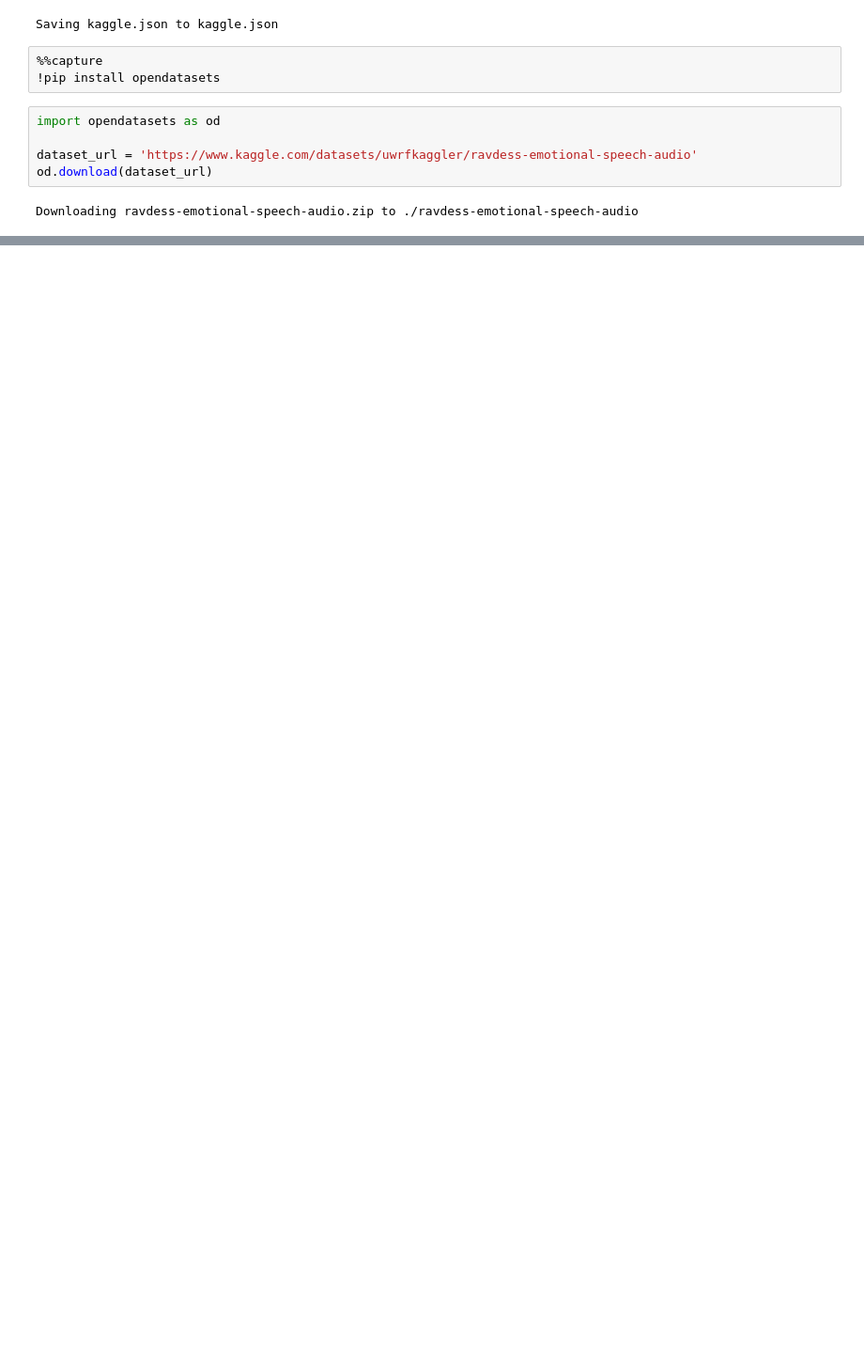
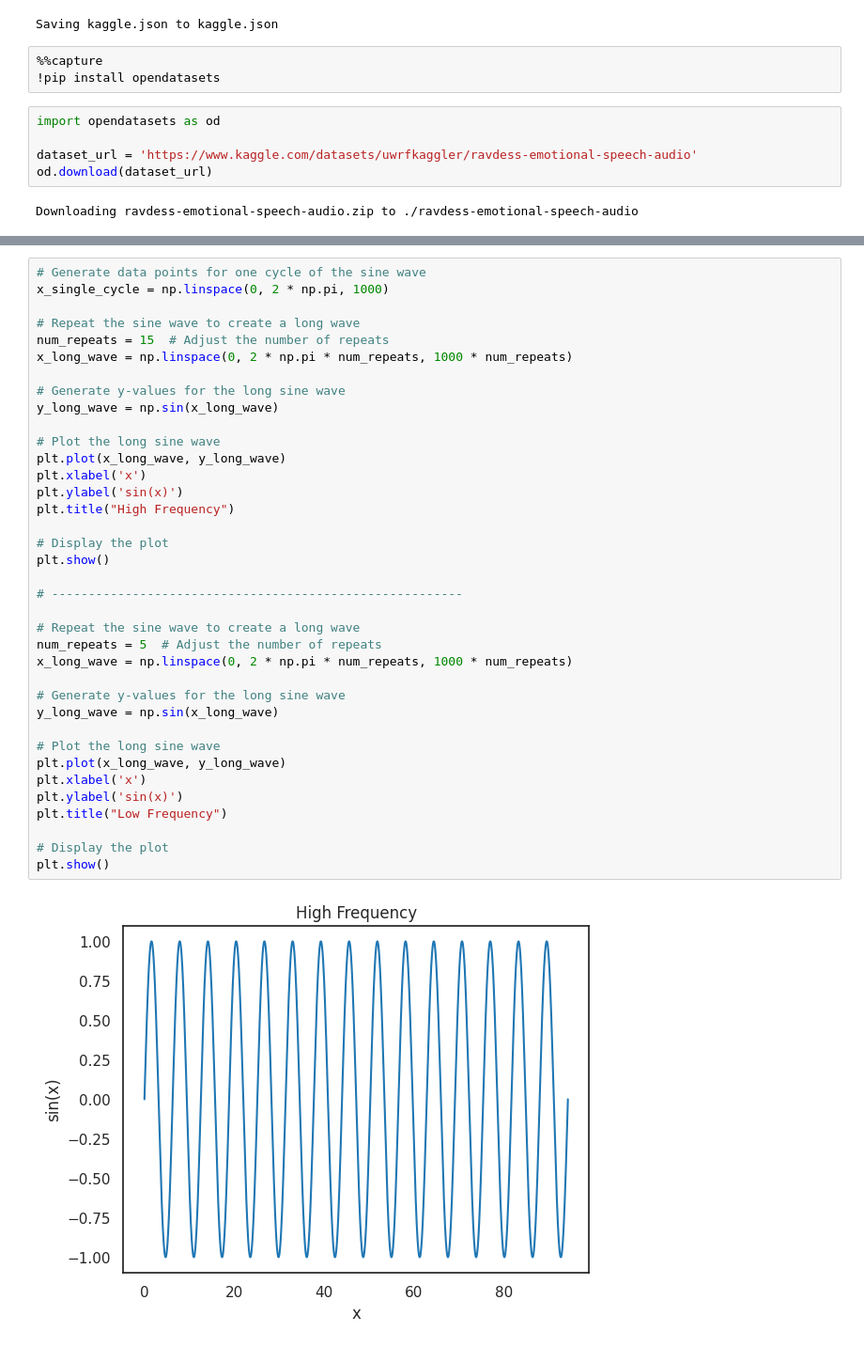
Before and after one commit to mehedihasanbijoy/PyTorch-Speech-Processing, a Jupyter notebook: Data Preprocessing/Data_Preprocessing_00.ipynb, the cells around one changed output, grey strips where cells are left out. Shown: that part at 94% size. Saved outputs shown, nothing was run; the diff lists cells and outputs as text; blank space fills up the shorter version.

Commit message:
Data Preprocessing Basics

```diff
--- a/Data Preprocessing/Data_Preprocessing_00.ipynb
+++ b/Data Preprocessing/Data_Preprocessing_00.ipynb
@@ -55,0 +90,39 @@ Downloading ravdess-emotional-speech-audio.zip to ./ravdess-emotional-speech-aud
+# %%
+# Generate data points for one cycle of the sine wave
+x_single_cycle = np.linspace(0, 2 * np.pi, 1000)
+
+# Repeat the sine wave to create a long wave
+num_repeats = 15  # Adjust the number of repeats
+x_long_wave = np.linspace(0, 2 * np.pi * num_repeats, 1000 * num_repeats)
+
+# Generate y-values for the long sine wave
+y_long_wave = np.sin(x_long_wave)
+
+# Plot the long sine wave
+plt.plot(x_long_wave, y_long_wave)
+plt.xlabel('x')
+plt.ylabel('sin(x)')
+plt.title("High Frequency")
+
+# Display the plot
+plt.show()
+
+# --------------------------------------------------------
+
+# Repeat the sine wave to create a long wave
+num_repeats = 5  # Adjust the number of repeats
+x_long_wave = np.linspace(0, 2 * np.pi * num_repeats, 1000 * num_repeats)
+
+# Generate y-values for the long sine wave
+y_long_wave = np.sin(x_long_wave)
+
+# Plot the long sine wave
+plt.plot(x_long_wave, y_long_wave)
+plt.xlabel('x')
+plt.ylabel('sin(x)')
+plt.title("Low Frequency")
+
+# Display the plot
+plt.show()
+# %% [output]
+[figure, added]
```
Also changed, not shown: parts of 12 cells of this notebook.
